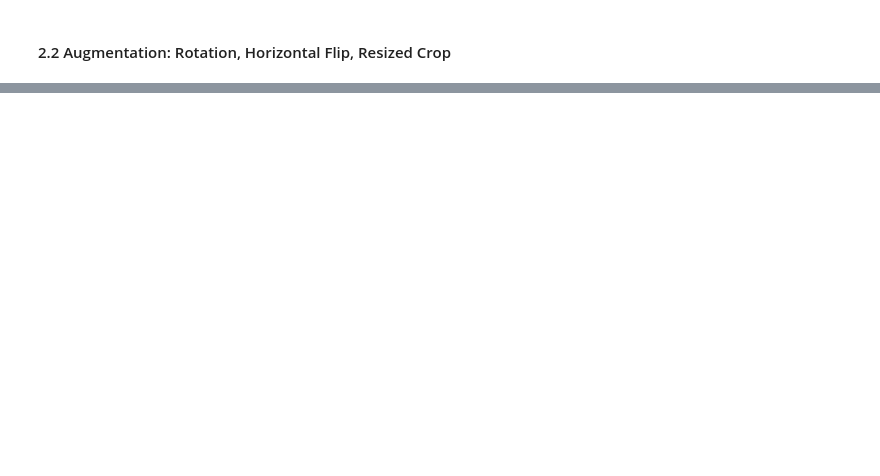
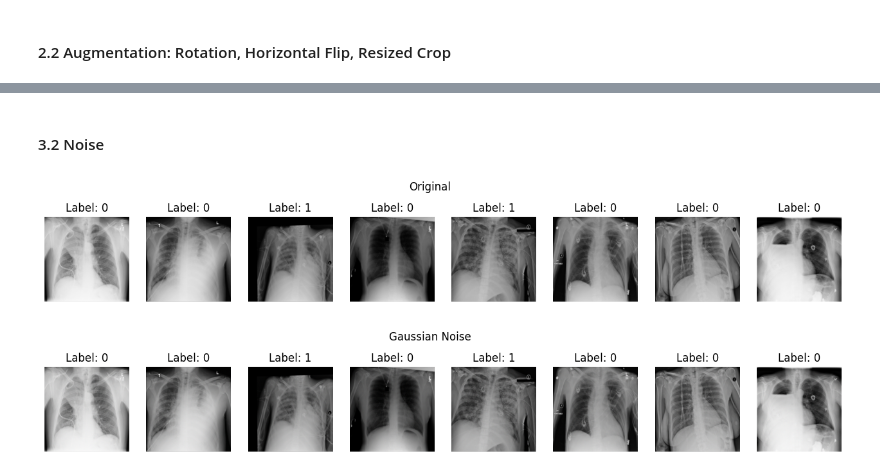
Before and after one commit to leeping-ng/med-img-monitoring, a Jupyter notebook: src/eda.ipynb, the cells around one changed output, grey strips where cells are left out. Cells and saved outputs as stored; diff of their text form; code cells hidden in the pictures; blank space fills up the shorter version.

```diff
--- a/src/eda.ipynb
+++ b/src/eda.ipynb
@@ -92,0 +116,21 @@ plot(test_batch)
+# %% [markdown]
+#### 3.2 Noise
+# %%
+class GaussianNoiseTransform:
+    def __init__(self, mean=0., std=1.):
+        self.std = std
+        self.mean = mean
+
+    def __call__(self, tensor):
+        return (tensor + torch.randn(tensor.size()) * self.std + self.mean).clip(min=0., max=255.)
+
+
+transform_gn = transforms.Compose([transforms.ToTensor(), GaussianNoiseTransform(mean=0., std=1.)])
+dataloader_gn  = rsna.adj_test_dataloader(transform_gn)
+gaussian_noise_imgs = next(iter(dataloader_gn))
+
+plot(original_imgs, title="Original")
+plot(gaussian_noise_imgs, title="Gaussian Noise")
+# %% [output]
+[figure, added]
+[figure, added]
```
Also changed, not shown: parts of 9 cells of this notebook.
